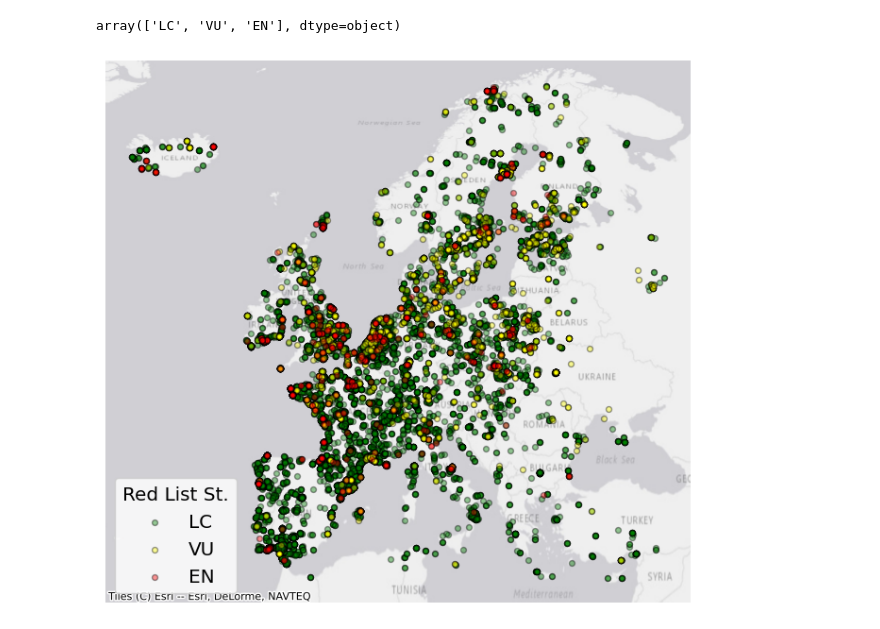
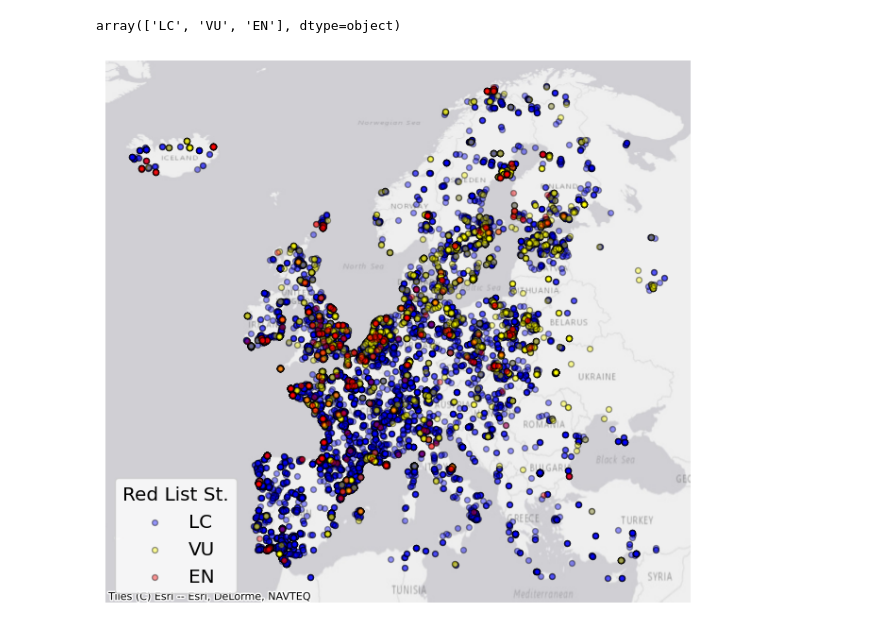
Before and after one commit to Kenny101-dot/Ornistone-Project, a Jupyter notebook: Analysis/Map.ipynb, the cells around one changed output. Cells and saved outputs as stored; diff of their text form; code cells hidden in the pictures.

```diff
--- a/Analysis/Map.ipynb
+++ b/Analysis/Map.ipynb
@@ -270,32 +270,32 @@ required_columns = {"longitude", "latitude", "Red List Status"}
 if not required_columns.issubset(df.columns):
     raise ValueError("Die CSV-Datei muss die Spalten 'longitude', 'latitude' und 'Red List Status' enthalten!")
 
 # GeoDataFrame erstellen
 df["geometry"] = df.apply(lambda row: Point(row["longitude"], row["latitude"]), axis=1)
 gdf = gpd.GeoDataFrame(df, geometry="geometry", crs="EPSG:4326")
 
 # Farben für die Klassen definieren
-colors = {"LC": "green", "VU": "yellow", "EN": "red"}
+colors = {"LC": "blue", "VU": "yellow", "EN": "red"}
 
 # Karte erstellen
 fig, ax = plt.subplots(figsize=(8, 8))
 
 # Punkte nach Kategorie einfärben
 for status, color in colors.items():
     subset = gdf[gdf["Red List Status"] == status]
     subset.plot(ax=ax, marker="o", color=color, markersize=18, alpha=0.4, edgecolor="k", label=status)
 
 # Basemap hinzufügen (z. B. Esri World Imagery)
 ctx.add_basemap(ax, crs=gdf.crs.to_string(), source=ctx.providers.Esri.WorldGrayCanvas)
 # ctx.add_basemap(ax, crs=gdf.crs.to_string(), source=ctx.providers.CartoDB.DarkMatter)
 
 # Achsen ausblenden
 ax.set_axis_off()
 
 # Legende hinzufügen
 ax.legend(title="Red List St.", loc="lower left", fontsize='x-large', title_fontsize='x-large')
 
 # Karte anzeigen
 plt.show()
 # %% [output]
-[figure, old version]
+[figure, new version]
```
Also changed, not shown: 1 other file.
